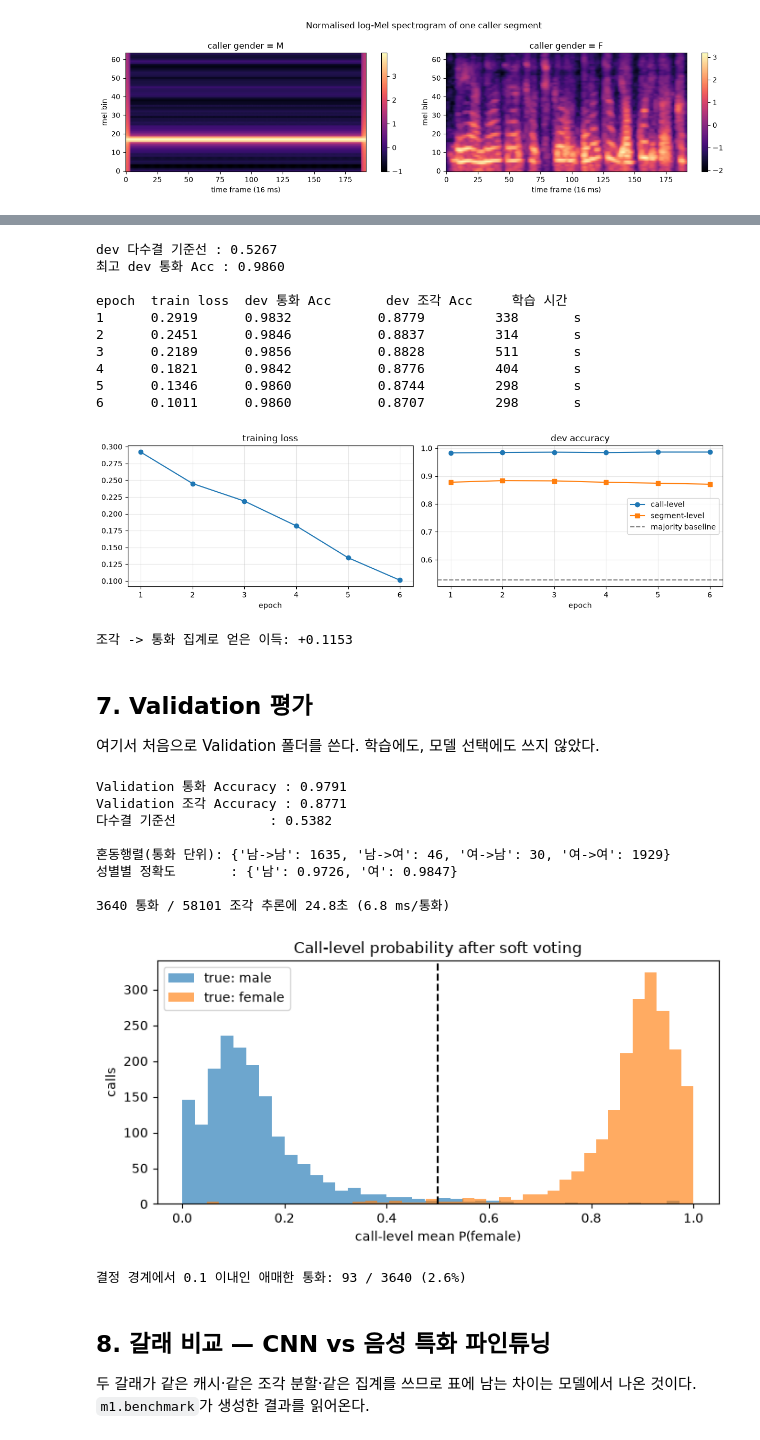
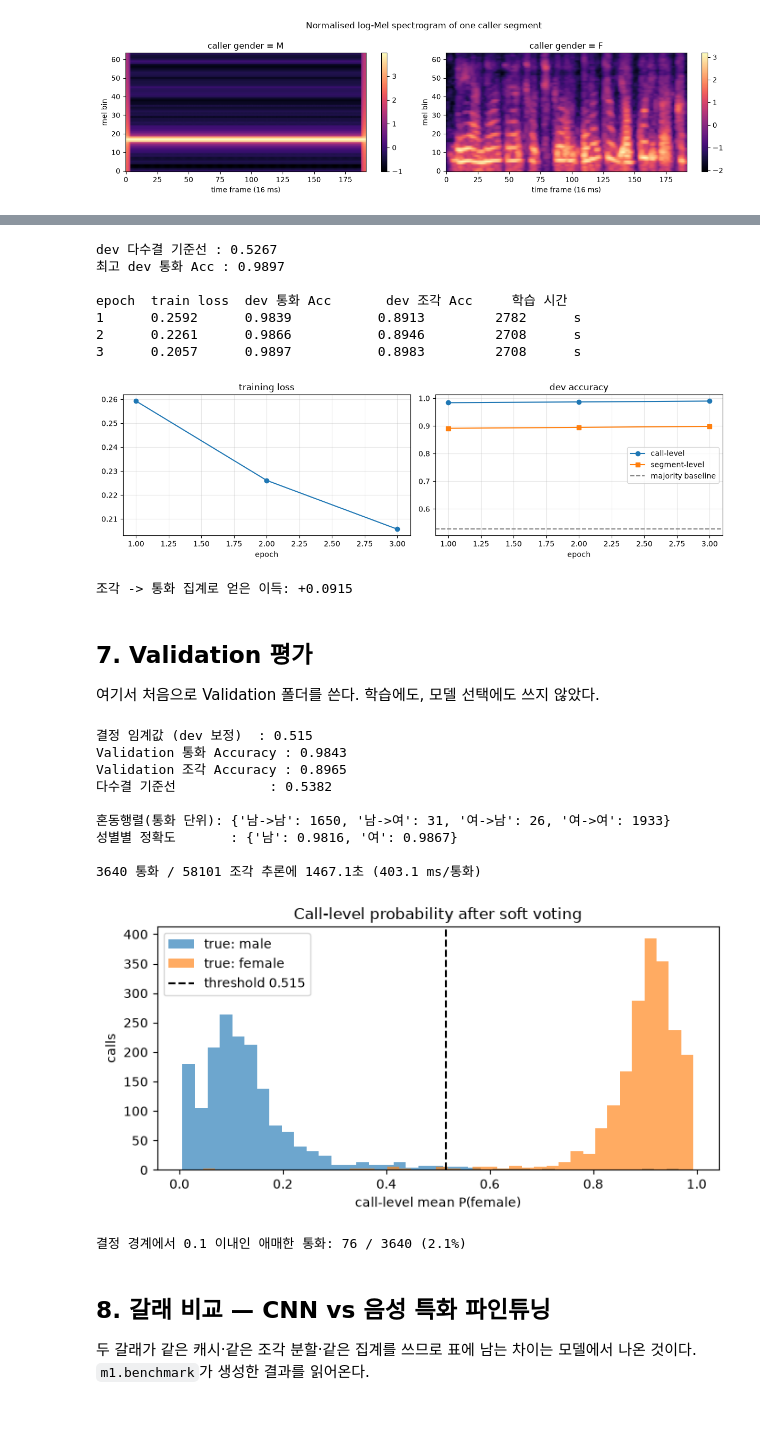
Before and after one commit to KozzilzzilE/DCC_Problem, a Jupyter notebook: mission1_gender/model_train.ipynb, the cells around one changed output, grey strips where cells are left out. Cells and saved outputs as stored; diff of their text form; code cells hidden in the pictures.

```diff
--- a/mission1_gender/model_train.ipynb
+++ b/mission1_gender/model_train.ipynb
@@ -219,13 +224,16 @@ RGB `conv1`을 채널 평균으로 접어 넣어, ImageNet이 학습한 엣지/
 # %%
-from m1.models import build_model
+from m1.models import load_checkpoint, checkpoint_threshold
 
-model = build_model("resnet", cfg, pretrained=False)  # 구조 확인용
+CKPT = Path("mission1_gender/ckpt/w2v2_full.pt")
+model, branch, ckpt_cfg, payload = load_checkpoint(CKPT, device="cpu")
 n_params = sum(p.numel() for p in model.parameters())
-print("파라미터 수: %.1fM" % (n_params / 1e6))
-print("conv1:", model.backbone.conv1)
-print("fc   :", model.backbone.fc)
+print("branch      :", branch, "|", payload["extra"].get("model_name"))
+print("파라미터 수 :", "%.1fM" % (n_params / 1e6))
+print("보정 임계값 :", checkpoint_threshold(payload), "(dev 에서 선택, 0.5 가 아님)")
+print("HF config 동봉:", bool(payload["extra"].get("hf_config")), "-> 오프라인 로딩 가능")
+print("head        :", model.head)
 
 with torch.no_grad():
-    dummy = torch.zeros(2, cfg.window_samples)
-    print("\n(B, samples) %s -> logits %s" % (tuple(dummy.shape), tuple(model(dummy).shape)))
+    dummy = torch.zeros(2, ckpt_cfg.window_samples * 2)   # 16 kHz
+    print("\n(B, samples@16k) %s -> logits %s" % (tuple(dummy.shape), tuple(model(dummy).shape)))
 # %% [output]
@@ -249,12 +260,11 @@ fc   : Sequential(
 # %%
-CKPT = Path("mission1_gender/ckpt/resnet_full.pt")
 HISTORY = CKPT.with_suffix(".history.json")
 
 if not CKPT.exists():
     from m1.train import main as train_main
-    train_main(["--branch", "resnet", "--cache", "cache/train",
-                "--out", str(CKPT), "--epochs", "6",
-                "--batch-size", "64", "--num-workers", "6"])
+    train_main(["--branch", "w2v2", "--cache", "cache/train",
+                "--out", str(CKPT), "--epochs", "3", "--lr", "3e-5",
+                "--batch-size", "32", "--num-workers", "6"])
 
 record = json.loads(HISTORY.read_text(encoding="utf-8"))
 
@@ -268,15 +278,12 @@ for row in record["history"]:
         row["dev_segment_accuracy"], row["train_seconds"]))
 # %% [output]
 dev 다수결 기준선 : 0.5267
-최고 dev 통화 Acc : 0.9860
+최고 dev 통화 Acc : 0.9897
 
 epoch  train loss  dev 통화 Acc       dev 조각 Acc     학습 시간
-1      0.2919      0.9832           0.8779         338       s
-2      0.2451      0.9846           0.8837         314       s
-3      0.2189      0.9856           0.8828         511       s
-4      0.1821      0.9842           0.8776         404       s
-5      0.1346      0.9860           0.8744         298       s
-6      0.1011      0.9860           0.8707         298       s
+1      0.2592      0.9839           0.8913         2782      s
+2      0.2261      0.9866           0.8946         2708      s
+3      0.2057      0.9897           0.8983         2708      s
 # %%
 hist = record["history"]
 epochs = [r["epoch"] for r in hist]
@@ -294,29 +301,32 @@ plt.tight_layout(); plt.show()
 gap = hist[-1]["dev_call_accuracy"] - hist[-1]["dev_segment_accuracy"]
 print("조각 -> 통화 집계로 얻은 이득: +%.4f" % gap)
 # %% [output]
-[figure, old version]
+[figure, new version]
-조각 -> 통화 집계로 얻은 이득: +0.1153
+조각 -> 통화 집계로 얻은 이득: +0.0915
 # %% [markdown]
 ## 7. Validation 평가
 
 여기서 처음으로 Validation 폴더를 쓴다. 학습에도, 모델 선택에도 쓰지 않았다.
 # %%
 from m1.datasets import samples_from_rows
-from m1.evaluate import majority_baseline, predict_segment_probs, score, truth_from_samples
-from m1.models import load_checkpoint
+from m1.evaluate import majority_baseline, predict_segment_probs, score, suggested_workers, truth_from_samples
+from m1.models import checkpoint_threshold, load_checkpoint
 
 device = torch.device("cuda" if torch.cuda.is_available() else "cpu")
 trained, branch, trained_cfg, payload = load_checkpoint(CKPT, device=device)
+threshold = checkpoint_threshold(payload)
 
 val_samples = samples_from_rows(val_index.rows)
 val_truth = truth_from_samples(val_samples)
 
 started = time.perf_counter()
 probs = predict_segment_probs(trained, val_index, val_samples, trained_cfg, branch,
-                              device, batch_size=256, mode="sliding", num_workers=4)
+                              device, batch_size=128, mode="sliding",
+                              num_workers=suggested_workers(branch))
 elapsed = time.perf_counter() - started
 
-metrics = score(val_samples, probs, val_truth)
+metrics = score(val_samples, probs, val_truth, threshold)
+print("결정 임계값 (dev 보정)  : %.3f" % threshold)
 print("Validation 통화 Accuracy : %.4f" % metrics.call_accuracy)
 print("Validation 조각 Accuracy : %.4f" % metrics.segment_accuracy)
 print("다수결 기준선            : %.4f" % majority_baseline(val_truth))
@@ -327,35 +337,36 @@ print()
 print("%d 통화 / %d 조각 추론에 %.1f초 (%.1f ms/통화)" % (
     metrics.n_calls, metrics.n_segments, elapsed, elapsed * 1000 / metrics.n_calls))
 # %% [output]
-Validation 통화 Accuracy : 0.9791
-Validation 조각 Accuracy : 0.8771
+결정 임계값 (dev 보정)  : 0.515
+Validation 통화 Accuracy : 0.9843
+Validation 조각 Accuracy : 0.8965
 다수결 기준선            : 0.5382
 
-혼동행렬(통화 단위): {'남->남': 1635, '남->여': 46, '여->남': 30, '여->여': 1929}
-성별별 정확도       : {'남': 0.9726, '여': 0.9847}
+혼동행렬(통화 단위): {'남->남': 1650, '남->여': 31, '여->남': 26, '여->여': 1933}
+성별별 정확도       : {'남': 0.9816, '여': 0.9867}
 
-3640 통화 / 58101 조각 추론에 24.8초 (6.8 ms/통화)
+3640 통화 / 58101 조각 추론에 1467.1초 (403.1 ms/통화)
 # %%
 from m1.evaluate import call_probabilities
 
 call_probs = call_probabilities(val_samples, probs)
 values = np.array(list(call_probs.values()))
 gold = np.array([gender_to_target(val_truth[c]) for c in call_probs])
 
 plt.figure(figsize=(7, 3.6))
 plt.hist(values[gold == 0], bins=40, alpha=.65, label="true: male")
 plt.hist(values[gold == 1], bins=40, alpha=.65, label="true: female")
-plt.axvline(0.5, ls="--", c="k")
+plt.axvline(threshold, ls="--", c="k", label="threshold %.3f" % threshold)
 plt.xlabel("call-level mean P(female)"); plt.ylabel("calls")
 plt.title("Call-level probability after soft voting")
 plt.legend(); plt.tight_layout(); plt.show()
 
-margin = np.abs(values - 0.5)
+margin = np.abs(values - threshold)
 print("결정 경계에서 0.1 이내인 애매한 통화: %d / %d (%.1f%%)" % (
     (margin < 0.1).sum(), len(values), 100 * (margin < 0.1).mean()))
 # %% [output]
-[figure, old version]
+[figure, new version]
-결정 경계에서 0.1 이내인 애매한 통화: 93 / 3640 (2.6%)
+결정 경계에서 0.1 이내인 애매한 통화: 76 / 3640 (2.1%)
 # %% [markdown]
 ## 8. 갈래 비교 — CNN vs 음성 특화 파인튜닝
 
```
Also changed, not shown: parts of 8 cells of this notebook, 1 other file.
